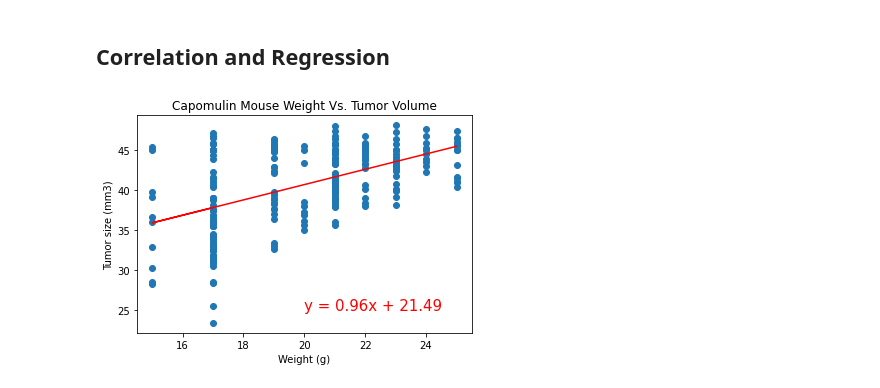
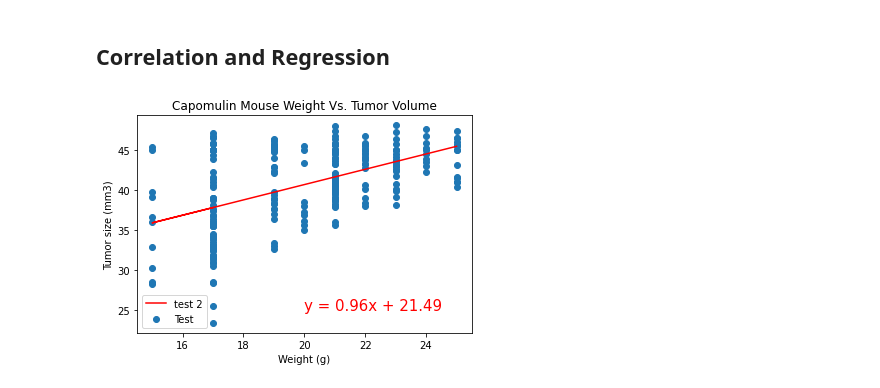
Before and after one commit to Gujaratigirl/HW-MatPlotLib, a Jupyter notebook: Pymaceuticals/pymaceuticals_starter_2.ipynb, the cells around one changed output. Saved outputs shown, nothing was run; the diff lists cells and outputs as text; code cells hidden in the pictures.

```diff
--- a/Pymaceuticals/pymaceuticals_starter_2.ipynb
+++ b/Pymaceuticals/pymaceuticals_starter_2.ipynb
@@ -605,23 +728,24 @@ plt.show()
 # %%
 # Calculate the correlation coefficient and linear regression model
 # for mouse weight and average tumor volume for the Capomulin regimen
 #Values for x and y (one way to pull)
 x_values = capomulin_df['Weight (g)']
 y_values = capomulin_df['Tumor Volume (mm3)']
 
 #find the regression line
 (slope, intercept, rvalue, pvalue, stderr) = linregress(x_values, y_values)
 equation = x_values * slope + intercept
 line_eq = "y = " + str(round(slope,2)) + "x + " + str(round(intercept,2))
 
 #another way to put in x and y values
-plt.scatter(capomulin_df.iloc[:,4],capomulin_df.iloc[:,6])
+plt.scatter(capomulin_df.iloc[:,4],capomulin_df.iloc[:,6], label = "Test")
 #regression line
-plt.plot(x_values,equation,"r-")
+plt.plot(x_values,equation,"r-", label="test 2")
 plt.annotate(line_eq,(20,25),fontsize=15,color="red")
 plt.title('Capomulin Mouse Weight Vs. Tumor Volume')
 plt.xlabel('Weight (g)')
 plt.ylabel('Tumor size (mm3)')
+plt.legend()
 plt.show()
 # %% [output]
-[figure, old version]
+[figure, new version]
```
Also changed, not shown: parts of 14 cells of this notebook, 3 other files.
